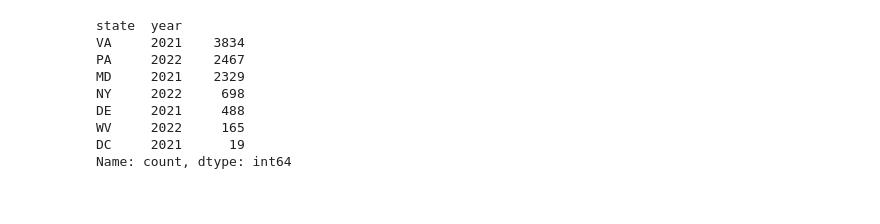
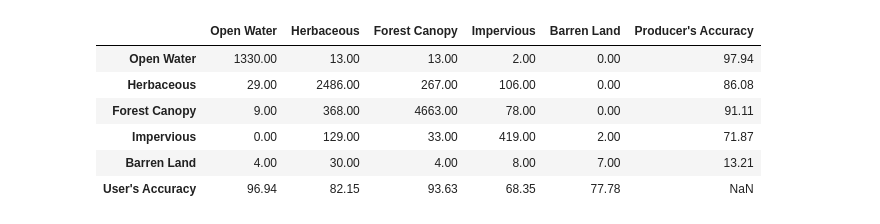
Before and after one commit to DakotaHester/s2flow, a Jupyter notebook: notebooks/lc_accuracy_assessment.ipynb, the cells around one changed output. Cells and saved outputs as stored; diff of their text form; code cells hidden in the pictures.

```diff
--- a/notebooks/lc_accuracy_assessment.ipynb
+++ b/notebooks/lc_accuracy_assessment.ipynb
@@ -112,12 +164,16 @@ ValueError: Number of classes, 6, does not match size of target_names, 5. Try sp
 # %%
-assessment_points_final[['state', 'year']].value_counts()
+# combine CM and UA/PA into one table
+cm_df = pd.DataFrame(confuision_matrix, index=[class_labels[i] for i in sorted(class_labels.keys())], columns=[class_labels[i] for i in sorted(class_labels.keys())])
+cm_df['Producer\'s Accuracy'] = report_df['Producer\'s Accuracy'][:-3]
+cm_df.loc['User\'s Accuracy'] = report_df['User\'s Accuracy']
+
+overall_accuracy = report_df.loc['accuracy', 'precision']
+cm_df.loc['User\'s Accuracy', 'Producer\'s Accuracy'] = report_df.loc['accuracy', 'precision']
 # %% [output]
-state  year
-VA     2021    3834
-PA     2022    2467
-MD     2021    2329
-NY     2022     698
-DE     2021     488
-WV     2022     165
-DC     2021      19
-Name: count, dtype: int64
+|  | Open Water | Herbaceous | Forest Canopy | Impervious | Barren Land | Producer's Accuracy |
+| Open Water | 1330.00 | 13.00 | 13.00 | 2.00 | 0.00 | 97.94 |
+| Herbaceous | 29.00 | 2486.00 | 267.00 | 106.00 | 0.00 | 86.08 |
+| Forest Canopy | 9.00 | 368.00 | 4663.00 | 78.00 | 0.00 | 91.11 |
+| Impervious | 0.00 | 129.00 | 33.00 | 419.00 | 2.00 | 71.87 |
+| Barren Land | 4.00 | 30.00 | 4.00 | 8.00 | 7.00 | 13.21 |
+| User's Accuracy | 96.94 | 82.15 | 93.63 | 68.35 | 77.78 | NaN |
```
Also changed, not shown: parts of 3 cells of this notebook, 4 other files.
